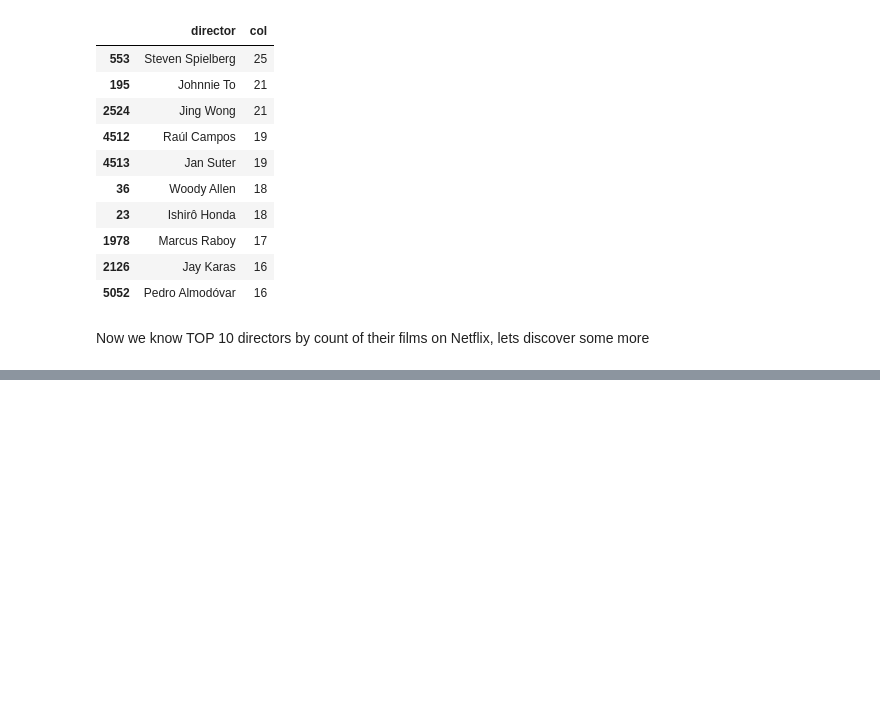
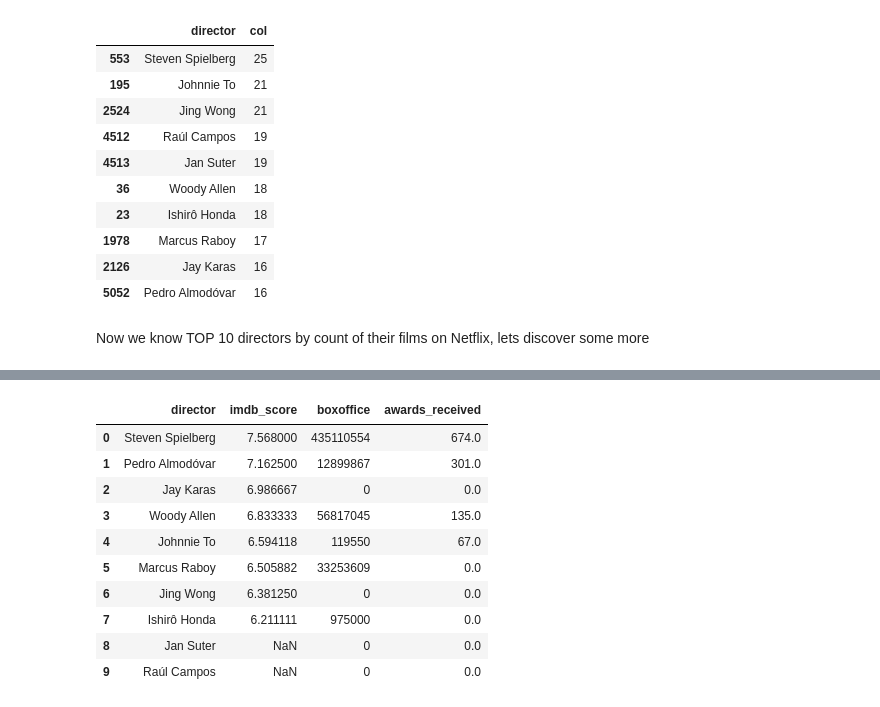
Before and after one commit to Nabochok/Netflix_df_analysis, a Jupyter notebook: Netflix.ipynb, the cells around one changed output, grey strips where cells are left out. Saved outputs shown, nothing was run; the diff lists cells and outputs as text; code cells hidden in the pictures; blank space fills up the shorter version.

```diff
--- a/Netflix.ipynb
+++ b/Netflix.ipynb
@@ -268,0 +302,14 @@ KeyError: 'Doesjka van Hoogdalem'
+# %%
+top10director_df.groupby('director').agg({'imdb_score' : 'mean', 'boxoffice' : 'max', 'awards_received': 'sum'}).sort_values(by='imdb_score',ascending=False).reset_index()
+# %% [output]
+|  | director | imdb_score | boxoffice | awards_received |
+| 0 | Steven Spielberg | 7.568000 | 435110554 | 674.0 |
+| 1 | Pedro Almodóvar | 7.162500 | 12899867 | 301.0 |
+| 2 | Jay Karas | 6.986667 | 0 | 0.0 |
+| 3 | Woody Allen | 6.833333 | 56817045 | 135.0 |
+| 4 | Johnnie To | 6.594118 | 119550 | 67.0 |
+| 5 | Marcus Raboy | 6.505882 | 33253609 | 0.0 |
+| 6 | Jing Wong | 6.381250 | 0 | 0.0 |
+| 7 | Ishirô Honda | 6.211111 | 975000 | 0.0 |
+| 8 | Jan Suter | NaN | 0 | 0.0 |
+| 9 | Raúl Campos | NaN | 0 | 0.0 |
```
Also changed, not shown: parts of 11 cells of this notebook.
